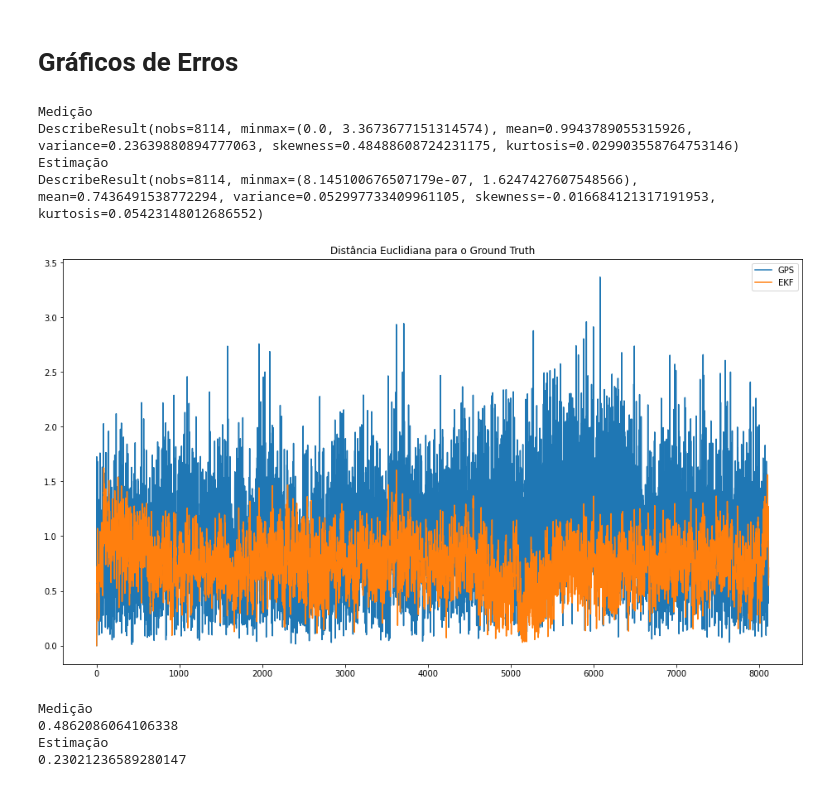
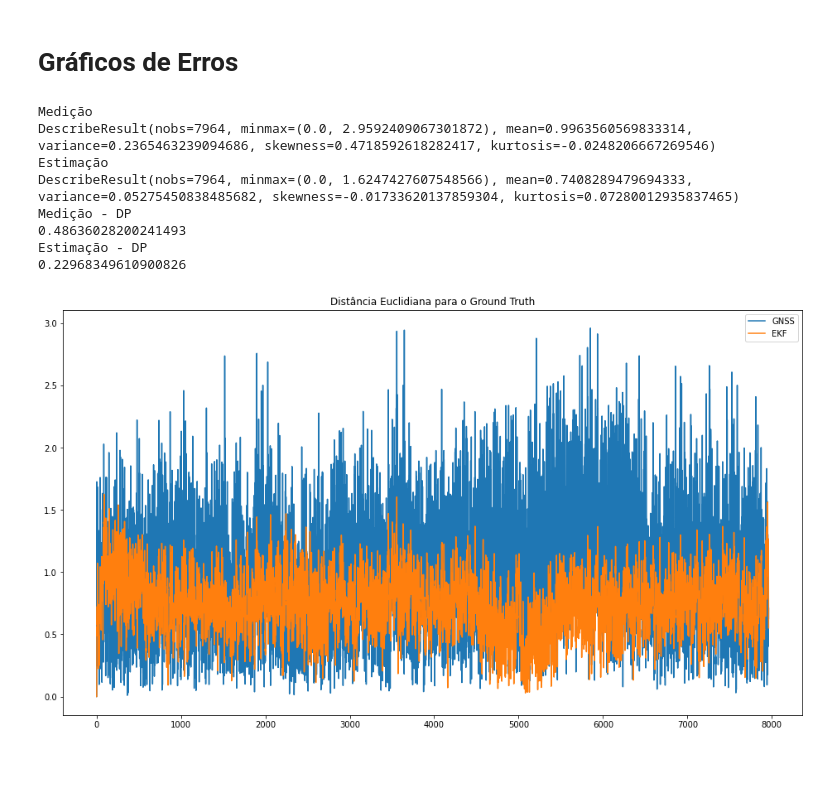
Before and after one commit to deivis6x7/Kalman, a Jupyter notebook: 01-EKF.ipynb, the cells around one changed output. Drawn from its saved outputs; the diff is of its cells as text; code cells hidden in the pictures.

```diff
--- a/01-EKF.ipynb
+++ b/01-EKF.ipynb
@@ -483,7 +483,9 @@ class EKF():
         self.noise_vel = 2.0*self.dt
         self.noise_psi = 0.1*self.dt
         # Desvios padrões das medições
-        self.noise_gps = 4
+        #msdGPS = 0.4862086064106338 # Devio padrão da distância euclidiana entre medição e GT
+        msdGPS = 4
+        self.noise_gps = msdGPS
 
     def init_dynamic_system(self, psx, psy, tht, vel, psi):
         self.x = np.matrix([[psx, psy, tht]]).T # init_state
@@ -548,13 +550,13 @@ for filterstep in range(m):
     # Save states for Plotting
     # ===============================
     #print(filterstep)
-    #if GNSS[filterstep]:
-        #x0p.append(float(f[0]))
-        #x1p.append(float(f[1]))
-        #mxp.append(mx[filterstep])
-        #myp.append(my[filterstep])
-        #mxGTp.append(mxGT[filterstep])
-        #myGTp.append(myGT[filterstep])
+    if GNSS[filterstep]:
+        x0p.append(float(f[0]))
+        x1p.append(float(f[1]))
+        mxp.append(mx[filterstep])
+        myp.append(my[filterstep])
+        mxGTp.append(mxGT[filterstep])
+        myGTp.append(myGT[filterstep])
 
     x0.append(float(f[0]))
     x1.append(float(f[1]))
@@ -618,39 +626,42 @@ plt.axis('equal')
 # Gráficos de Erros
 # %%
 # Calcular a distância euclidiana entre as estimativas e o ground truth
-de = np.sqrt((pos_x - pos_mxGT)**2 + (pos_y - pos_myGT)**2 )
+#de = np.sqrt((pos_x - pos_mxGT)**2 + (pos_y - pos_myGT)**2 )
+dep = np.sqrt((pos_xp - pos_mxGTp)**2 + (pos_yp - pos_myGTp)**2 )
 # %%
 # Calcular a distância euclidiana entre as medições e o ground truth
-dm = np.sqrt((pos_mx - pos_mxGT)**2 + (pos_my - pos_myGT)**2 )
+#dm = np.sqrt((pos_mx - pos_mxGT)**2 + (pos_my - pos_myGT)**2 )
+dmp = np.sqrt((pos_mxp - pos_mxGTp)**2 + (pos_myp - pos_myGTp)**2 )
 # %%
 print("Medição")
-print(stats.describe(dm))
+#print(stats.describe(dm))
+print(stats.describe(dmp))
 print("Estimação")
-print(stats.describe(de))
+#print(stats.describe(de))
+print(stats.describe(dep))
+
+# Desvio Padrão
+std_GPS = stats.tstd(dmp)
+std_EKF = stats.tstd(dep)
+print("Medição - DP")
+print(std_GPS)
+print("Estimação - DP")
+print(std_EKF)
 
 fig = plt.figure(figsize=(16,9))
-plt.plot(dm, label='GPS')
-plt.plot(de, label='EKF')
+plt.plot(dmp, label='GNSS')
+plt.plot(dep, label='EKF')
 plt.title("Distância Euclidiana para o Ground Truth")
 plt.legend(loc='best')
 
 plt.savefig('Comparação Distâncias Euclidianas para o Ground Truth.png', dpi=72, transparent=True, bbox_inches='tight')
 # %% [output]
 Medição
-DescribeResult(nobs=8114, minmax=(0.0, 3.3673677151314574), mean=0.9943789055315926, variance=0.23639880894777063, skewness=0.48488608724231175, kurtosis=0.029903558764753146)
+DescribeResult(nobs=7964, minmax=(0.0, 2.9592409067301872), mean=0.9963560569833314, variance=0.2365463239094686, skewness=0.4718592618282417, kurtosis=-0.0248206667269546)
 Estimação
-DescribeResult(nobs=8114, minmax=(8.145100676507179e-07, 1.6247427607548566), mean=0.7436491538772294, variance=0.052997733409961105, skewness=-0.016684121317191953, kurtosis=0.05423148012686552)
+DescribeResult(nobs=7964, minmax=(0.0, 1.6247427607548566), mean=0.7408289479694333, variance=0.05275450838485682, skewness=-0.01733620137859304, kurtosis=0.07280012935837465)
+Medição - DP
+0.48636028200241493
+Estimação - DP
+0.22968349610900826
-[figure, old version]
+[figure, new version]
-# %%
-# Desvio Padrão (Não utilize variância como parâmetro)
-std_GPS = stats.tstd(dm)
-std_EKF = stats.tstd(de)
-print("Medição")
-print(std_GPS)
-print("Estimação")
-print(std_EKF)
-# %% [output]
-Medição
-0.4862086064106338
-Estimação
-0.23021236589280147
```
Also changed, not shown: parts of 4 cells of this notebook.
